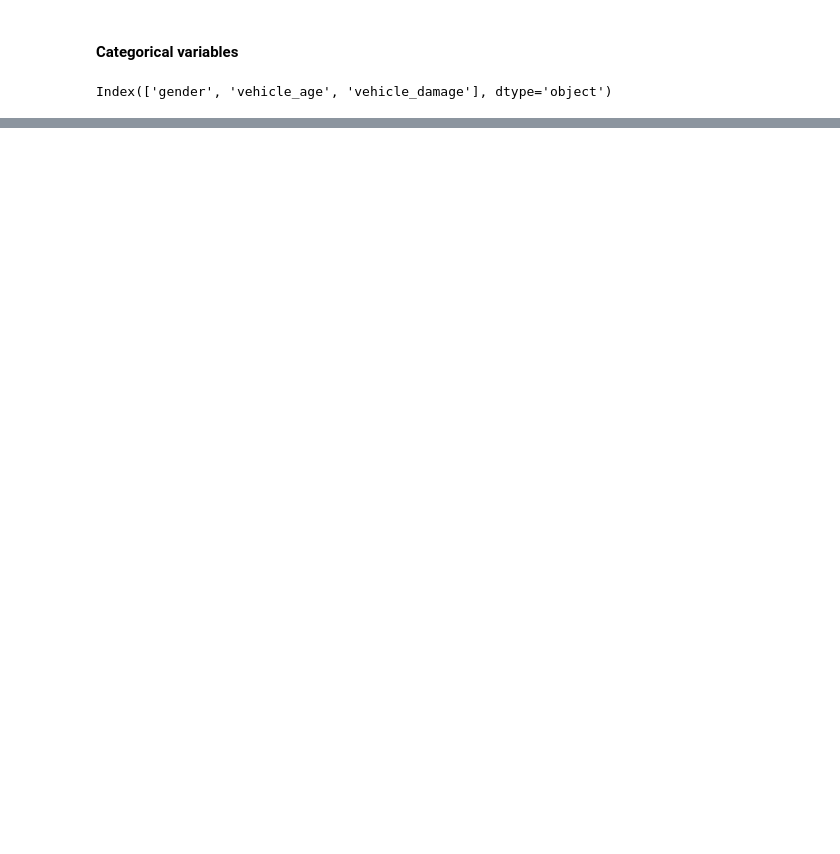
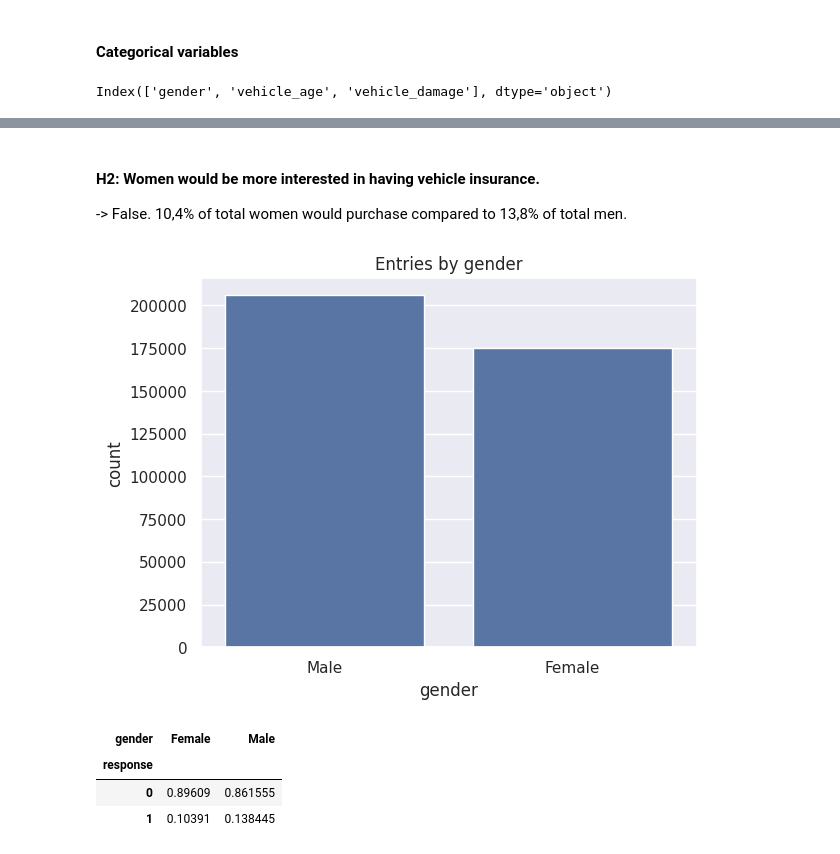
Before and after one commit to ezequielpf/health_insurance_cross_sell, a Jupyter notebook: notebooks/1_car_insurance.ipynb, the cells around one changed output, grey strips where cells are left out. Drawn from its saved outputs; the diff is of its cells as text; code cells hidden in the pictures; blank space fills up the shorter version.

```diff
--- a/notebooks/1_car_insurance.ipynb
+++ b/notebooks/1_car_insurance.ipynb
@@ -181,0 +199,4 @@ df_train['driving_license']
+# %%
+age_dict = {'1-2 Year': 'between_1_2',
+            '< 1 Year': 'below_1',
+            '> 2 Years': 'over_2'}
@@ -181,0 +233,17 @@ df_train['driving_license']
+# %% [markdown]
+#### **H2**: Women would be more interested in having vehicle insurance.
+-> False. 10,4% of total women would purchase compared to 13,8% of total men.
+# %%
+sns.countplot(data=df_train, x='gender')
+plt.title('Entries by gender');
+# %% [output]
+[figure, added]
+# %%
+# Result given in proportion by gender
+gender_count = pd.crosstab(df_train['response'], df_train['gender'], normalize='columns')
+gender_count
+# %% [output]
+| gender | Female | Male |
+| response |  |  |
+| 0 | 0.89609 | 0.861555 |
+| 1 | 0.10391 | 0.138445 |
```
Also changed, not shown: parts of 29 cells of this notebook, 1 other file.
